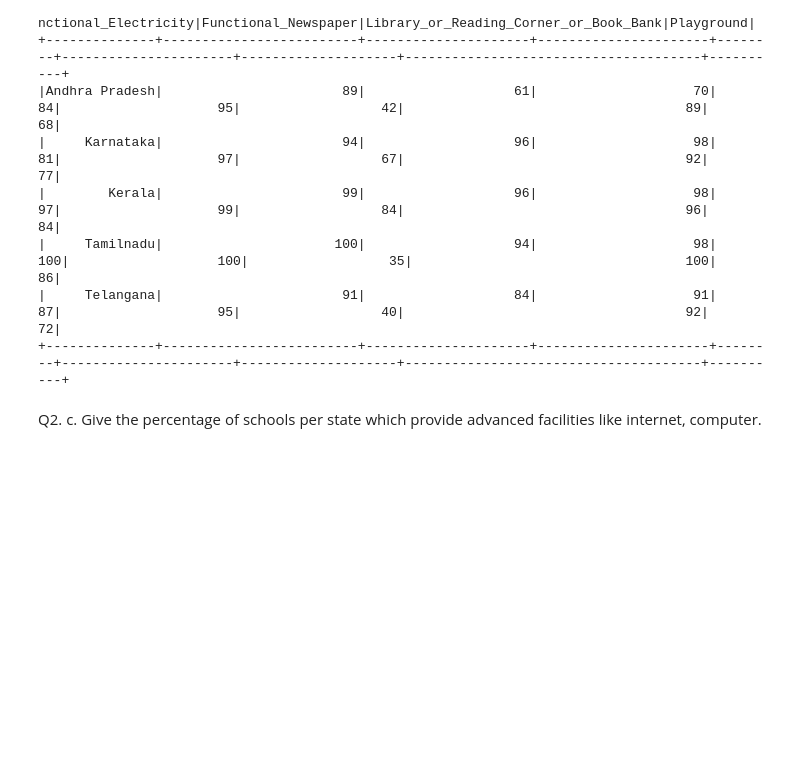
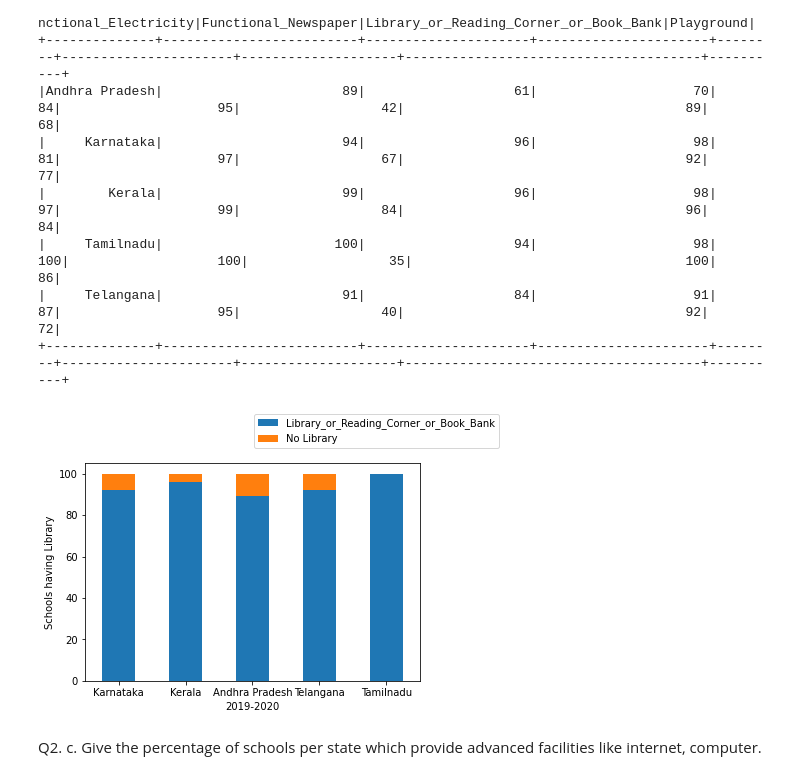
Before and after one commit to SourabhGothe/Big-Data-projects, a Jupyter notebook: projectBase_Master.ipynb, the cells around one changed output. Drawn from its saved outputs; the diff is of its cells as text; code cells hidden in the pictures; blank space fills up the shorter version.

```diff
--- a/projectBase_Master.ipynb
+++ b/projectBase_Master.ipynb
@@ -187,6 +187,14 @@ ans.show()
 |     Tamilnadu|                      100|                   94|                    98|     100|                   100|                  35|                                   100|        86|
 |     Telangana|                       91|                   84|                    91|      87|                    95|                  40|                                    92|        72|
 +--------------+-------------------------+---------------------+----------------------+--------+----------------------+--------------------+--------------------------------------+----------+
+# %%
+dfs = []
+for state in SouthStates:
+  dfs.append(readAllDataForState(state, year))
+data = unionAll(*dfs)
+plot_LibraryAvailability(SouthStates, data)
+# %% [output]
+[figure, added]
 # %% [markdown]
 Q2. c. Give the percentage of schools per state which provide advanced facilities like internet, computer.
 # %%
```
Also changed, not shown: parts of 5 cells of this notebook, 2 other files.
